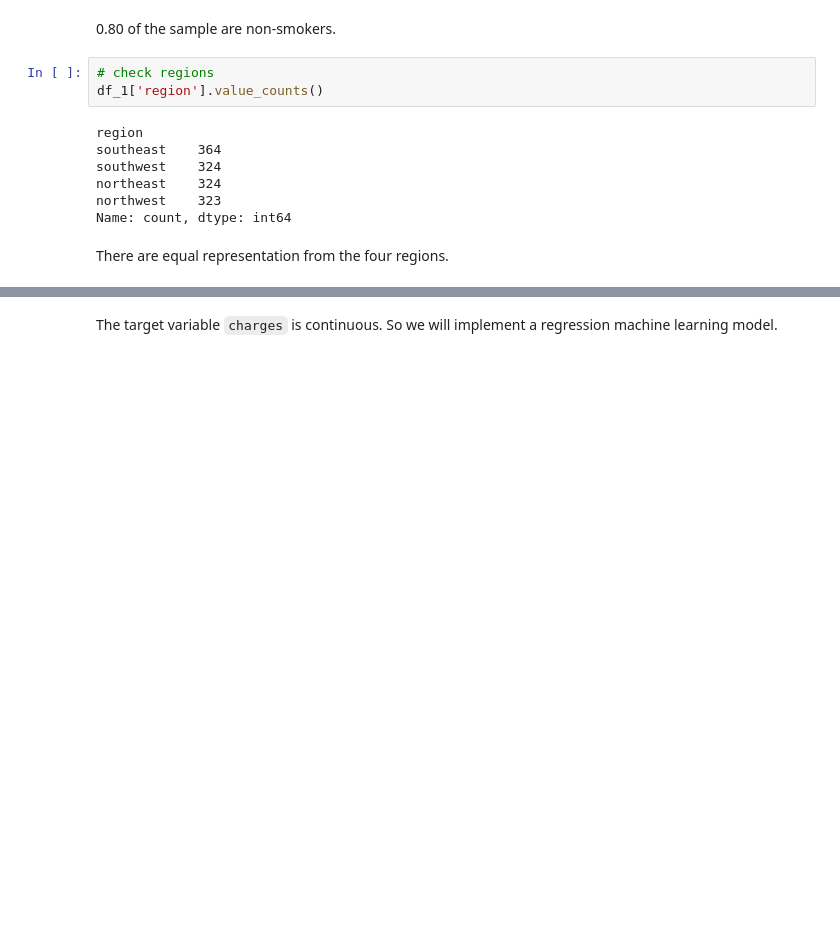
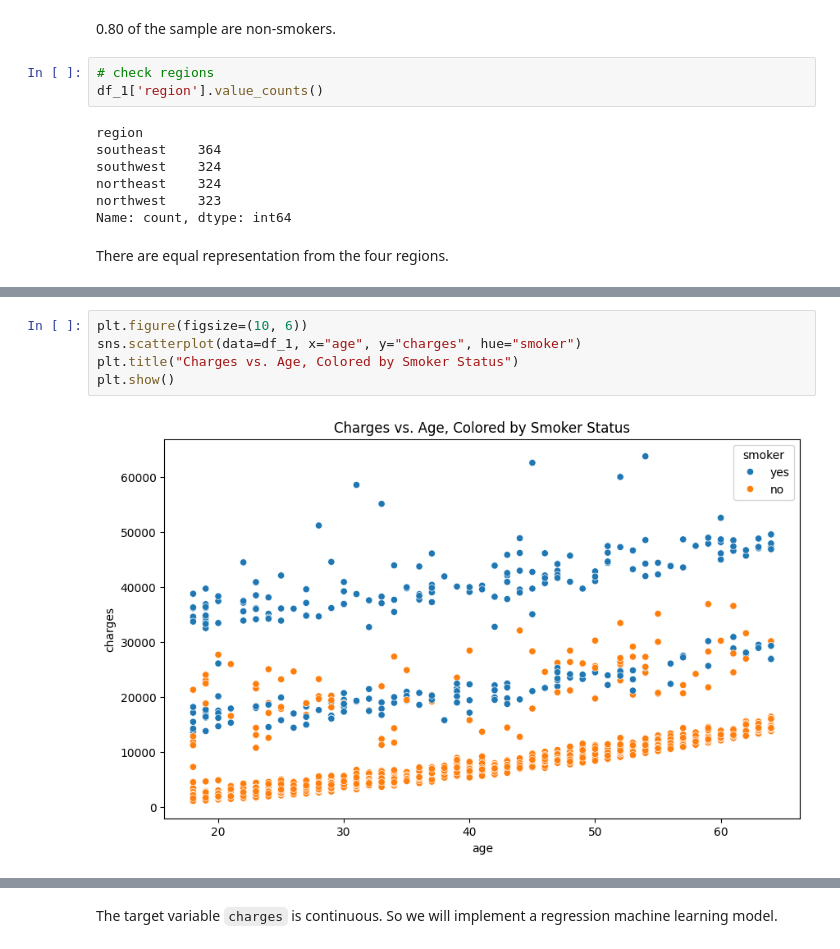
Before and after one commit to twobunnyrabbit/ml-zoomcamp, a Jupyter notebook: midterm-project-v2.ipynb, the cells around one changed output, grey strips where cells are left out. Cells and saved outputs as stored; diff of their text form; blank space fills up the shorter version.

```diff
--- a/midterm-project-v2.ipynb
+++ b/midterm-project-v2.ipynb
@@ -163,0 +248,7 @@ There are equal representation from the four regions.
+# %%
+plt.figure(figsize=(10, 6))
+sns.scatterplot(data=df_1, x="age", y="charges", hue="smoker")
+plt.title("Charges vs. Age, Colored by Smoker Status")
+plt.show()
+# %% [output]
+[figure, added]
```
Also changed, not shown: parts of 23 cells of this notebook.
